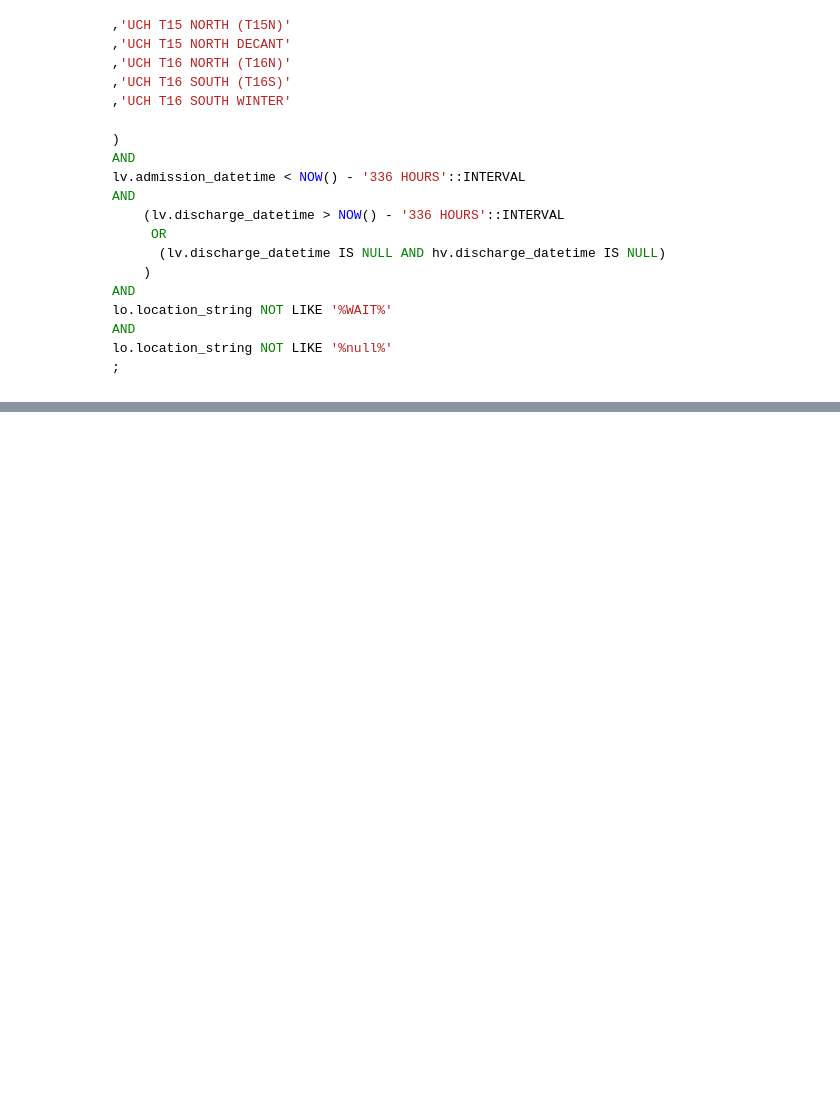
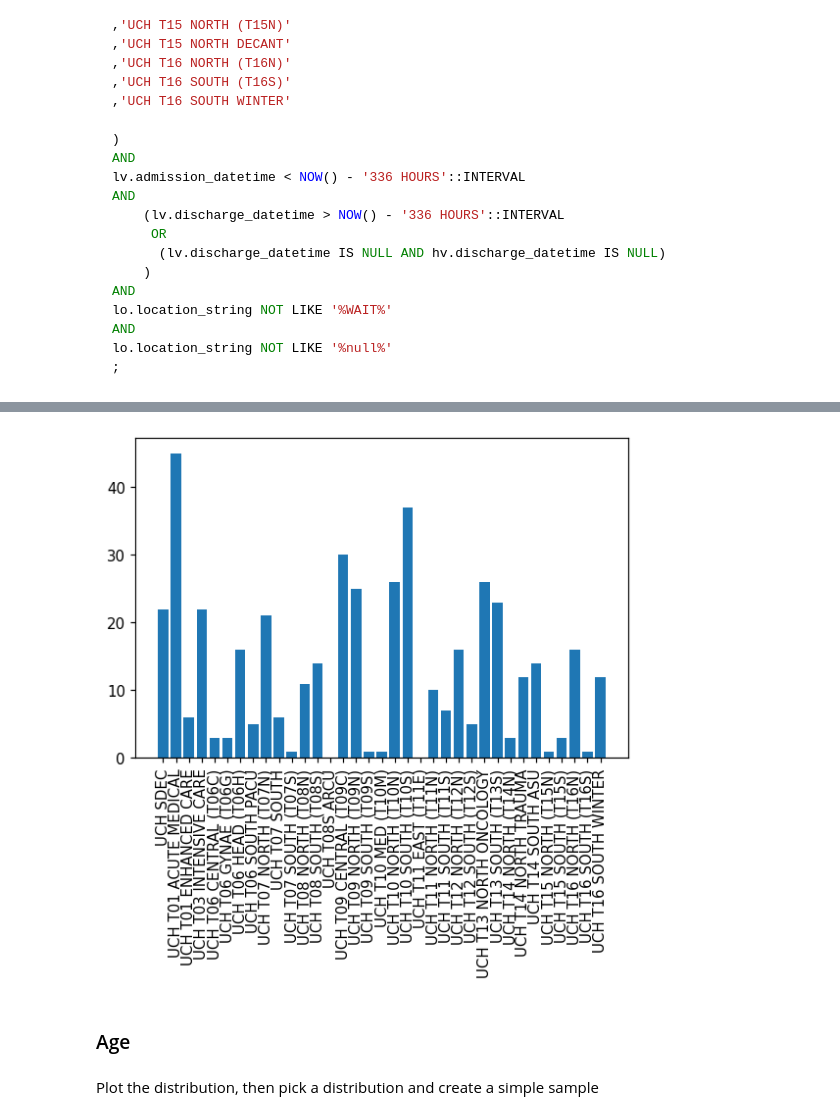
Before and after one commit to HYLODE/HyStakes, a Jupyter notebook: hystakes/vignettes/prepare-synthetic-data.ipynb, the cells around one changed output, grey strips where cells are left out. Cells and saved outputs as stored; diff of their text form; code cells hidden in the pictures; blank space fills up the shorter version.

```diff
--- a/hystakes/vignettes/prepare-synthetic-data.ipynb
+++ b/hystakes/vignettes/prepare-synthetic-data.ipynb
@@ -230,0 +255,3 @@ px.histogram(df.hours_to_discharge)
+# %%
+department = df['department']
+department.value_counts()
@@ -230,0 +287,3 @@ px.histogram(df.hours_to_discharge)
+# %%
+department_sample =department.sample(frac=1, replace=True)
+department_sample.value_counts()
@@ -230,0 +308,13 @@ px.histogram(df.hours_to_discharge)
+# %%
+X_s = department_sample.value_counts()
+X_s = X_s.reindex(X.index)
+fig, ax = plt.subplots(dpi=1.5*72)
+ax.bar(X_s.index, X_s.values)
+ax.tick_params(axis='x', rotation=90)
+plt.show()
+# %% [output]
+[figure, added]
+# %% [markdown]
+### Age
+# %% [markdown]
+Plot the distribution, then pick a distribution and create a simple sample
```
Also changed, not shown: parts of 50 cells of this notebook, 1 other file.
